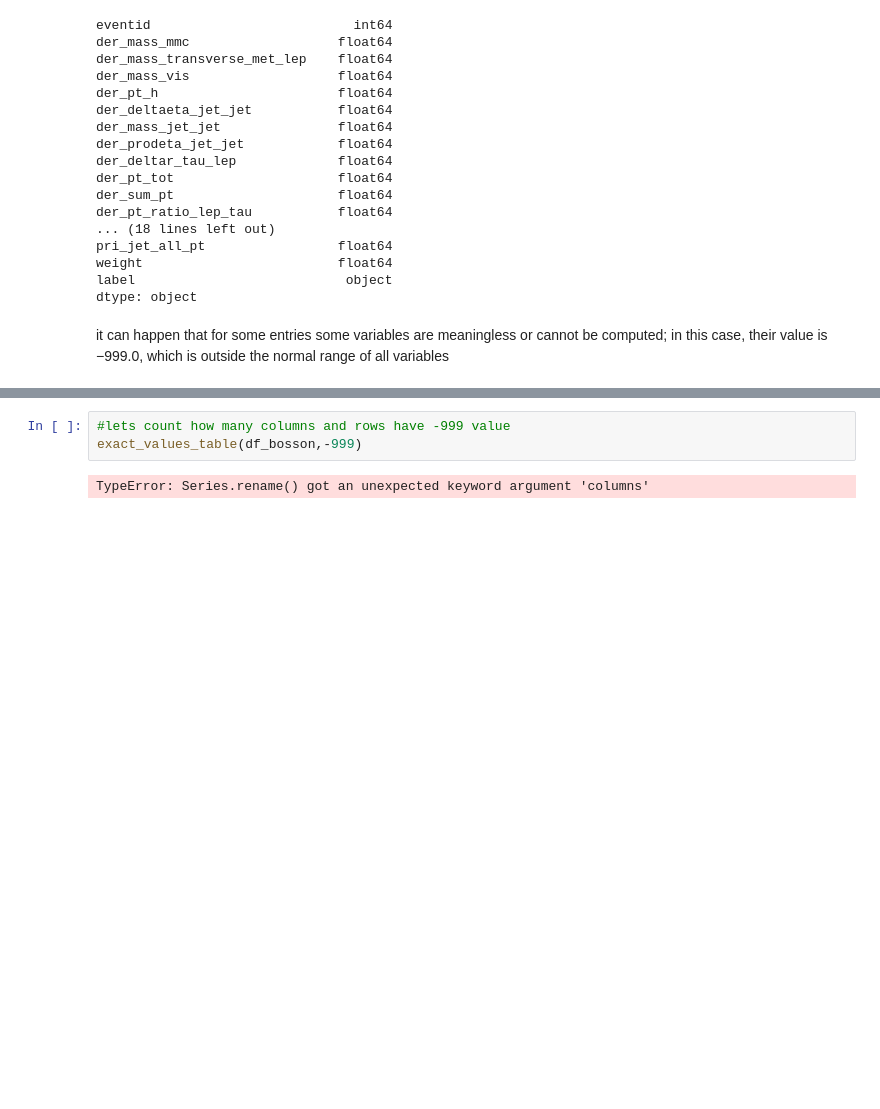
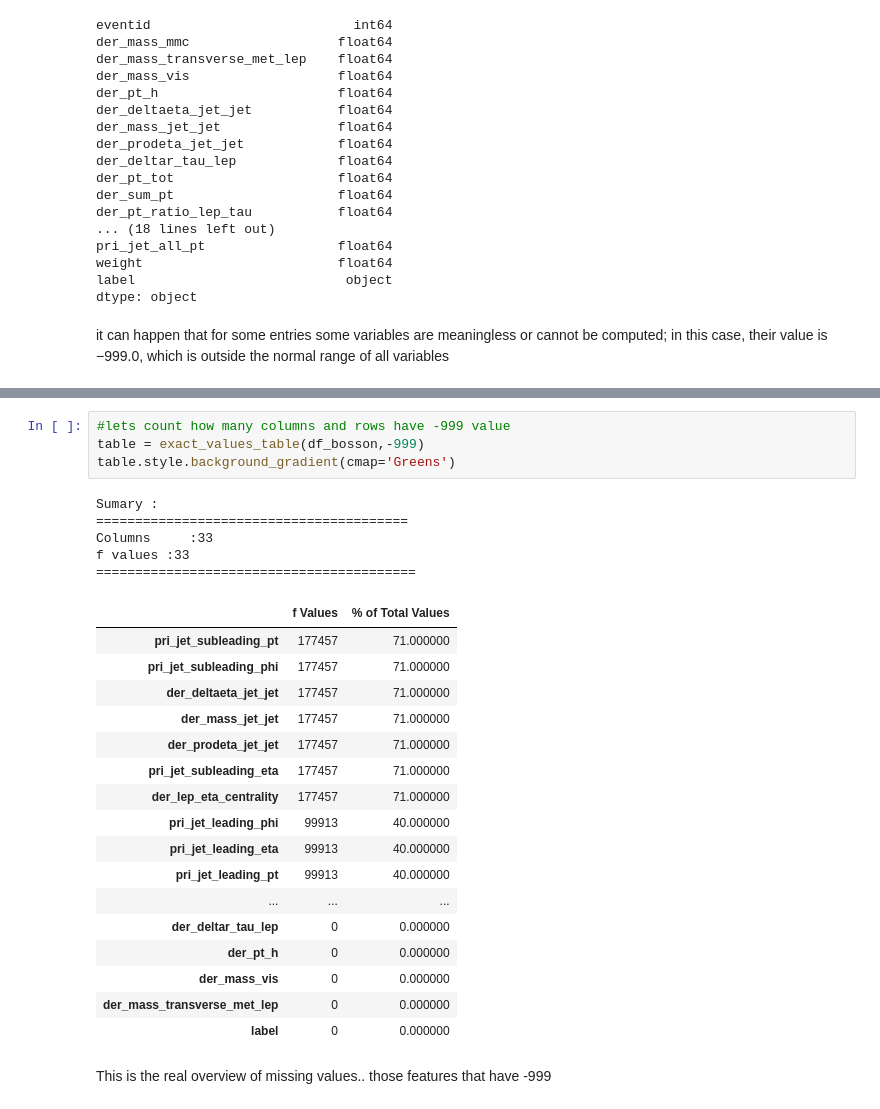
Before and after one commit to hmorales21/Higgs-Boson-Event_Detection, a Jupyter notebook: notebooks/hpa_classification_EDA.ipynb, the cells around one changed output, grey strips where cells are left out. Saved outputs shown, nothing was run; the diff lists cells and outputs as text; blank space fills up the shorter version.

Commit message:
-999 values

```diff
--- a/notebooks/hpa_classification_EDA.ipynb
+++ b/notebooks/hpa_classification_EDA.ipynb
@@ -95,6 +98,30 @@ Data cleaning improvement suggestions. Complete them before proceeding to ML mod
 | label | 2 | object | 0 | 0.000000 | 0.000800 | 85667 |  |
 # %%
 #lets count how many columns and rows have -999 value
-exact_values_table(df_bosson,-999)
+table = exact_values_table(df_bosson,-999)
+table.style.background_gradient(cmap='Greens')
 # %% [output]
-TypeError: Series.rename() got an unexpected keyword argument 'columns'
+Sumary :
+========================================
+Columns     :33
+f values :33
+=========================================
+|  | f Values | % of Total Values |
+| pri_jet_subleading_pt | 177457 | 71.000000 |
+| pri_jet_subleading_phi | 177457 | 71.000000 |
+| der_deltaeta_jet_jet | 177457 | 71.000000 |
+| der_mass_jet_jet | 177457 | 71.000000 |
+| der_prodeta_jet_jet | 177457 | 71.000000 |
+| pri_jet_subleading_eta | 177457 | 71.000000 |
+| der_lep_eta_centrality | 177457 | 71.000000 |
+| pri_jet_leading_phi | 99913 | 40.000000 |
+| pri_jet_leading_eta | 99913 | 40.000000 |
+| pri_jet_leading_pt | 99913 | 40.000000 |
+| ... | ... | ... |
+| der_deltar_tau_lep | 0 | 0.000000 |
+| der_pt_h | 0 | 0.000000 |
+| der_mass_vis | 0 | 0.000000 |
+| der_mass_transverse_met_lep | 0 | 0.000000 |
+| label | 0 | 0.000000 |
+# %% [markdown]
+This is the real overview of missing values.. those features that have -999
```
Also changed, not shown: parts of 1 cell of this notebook, 1 other file.
